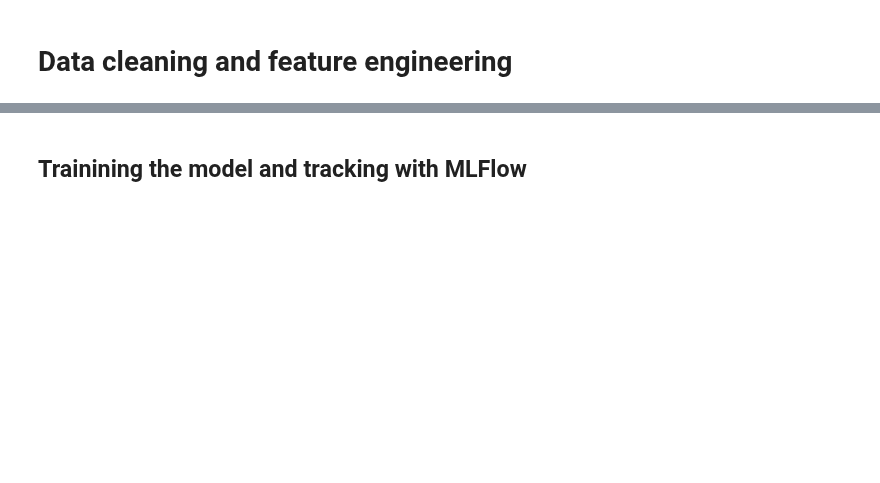
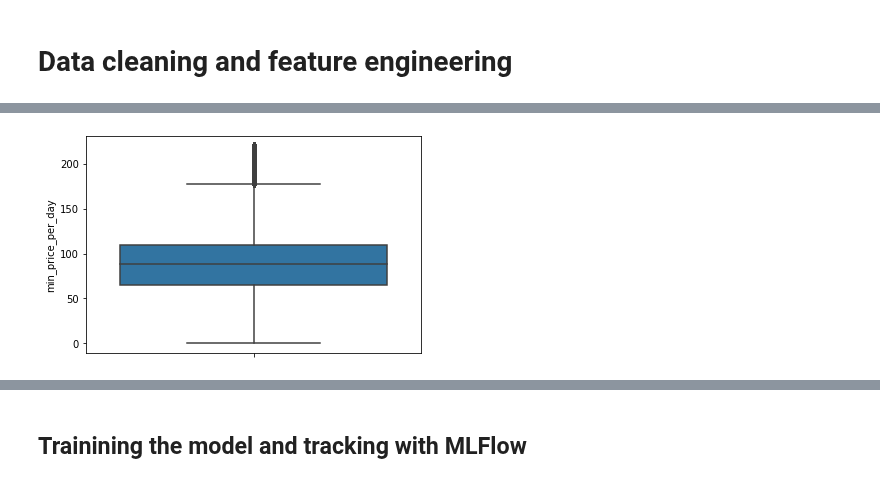
Before and after one commit to neue-fische-traum/traum-preis, a Jupyter notebook: notebooks/baseline_model_2019.ipynb, the cells around one changed output, grey strips where cells are left out. Saved outputs shown, nothing was run; the diff lists cells and outputs as text; code cells hidden in the pictures; blank space fills up the shorter version.

```diff
--- a/notebooks/baseline_model_2019.ipynb
+++ b/notebooks/baseline_model_2019.ipynb
@@ -127,0 +109,4 @@ X_train, X_test, y_train, y_test = train_test_split(X, Y, test_size=0.30, random
+# %%
+sns.boxplot( y=master_filter_1['min_price_per_day'] );
+# %% [output]
+[figure, added]
```
Also changed, not shown: parts of 78 cells of this notebook.
